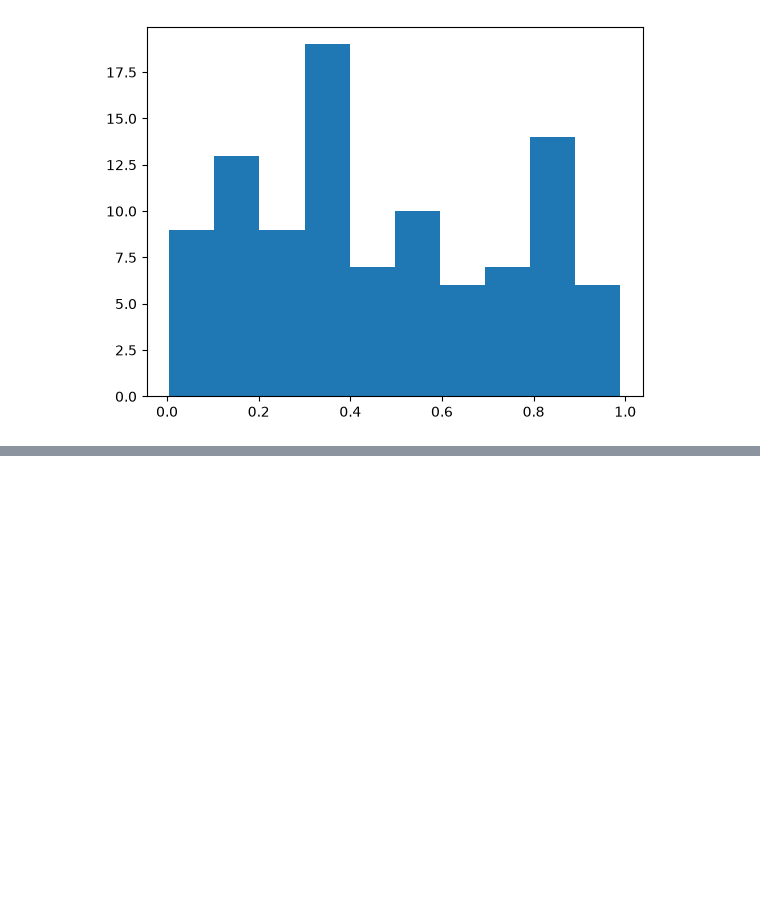
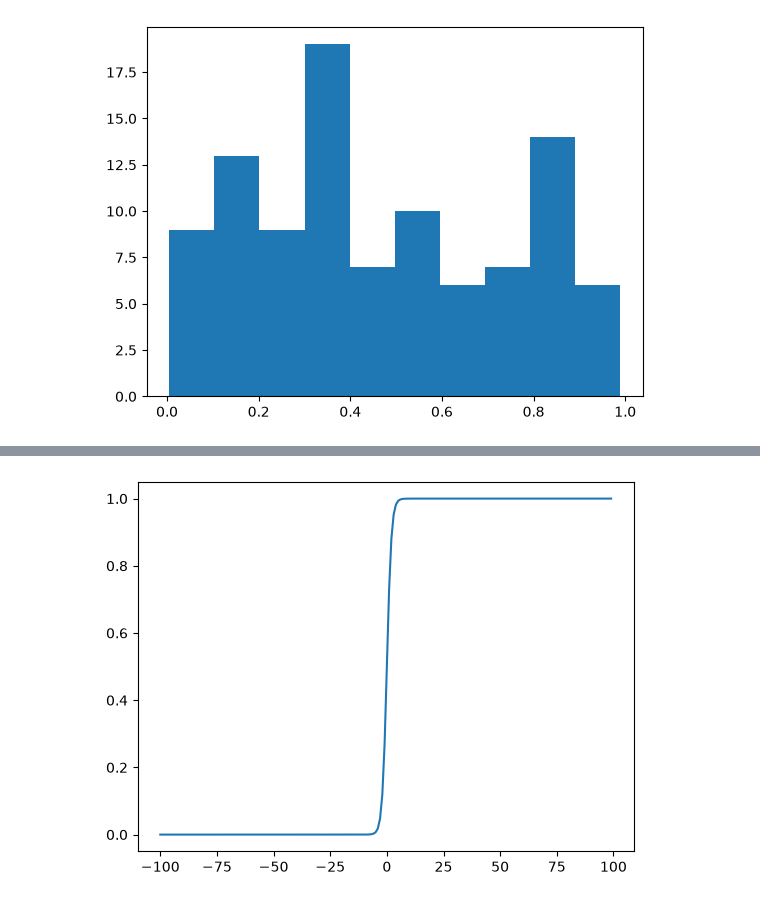
Before and after one commit to Anurag07-07/DSML-, a Jupyter notebook: day22.ipynb, the cells around one changed output, grey strips where cells are left out. Cells and saved outputs as stored; diff of their text form; code cells hidden in the pictures; blank space fills up the shorter version.

```diff
--- a/day22.ipynb
+++ b/day22.ipynb
@@ -409,0 +433,13 @@ plt.show()
+# %%
+# Sigmoid Function or Logistic Function
+import math
+
+sigmoid = lambda x:1/(1+math.exp(-x))
+x = np.arange(-100,100)
+y = [sigmoid(i) for i in x]
+
+plt.plot(x,y)
+
+plt.show()
+# %% [output]
+[figure, added]
```
Also changed, not shown: parts of 17 cells of this notebook.
